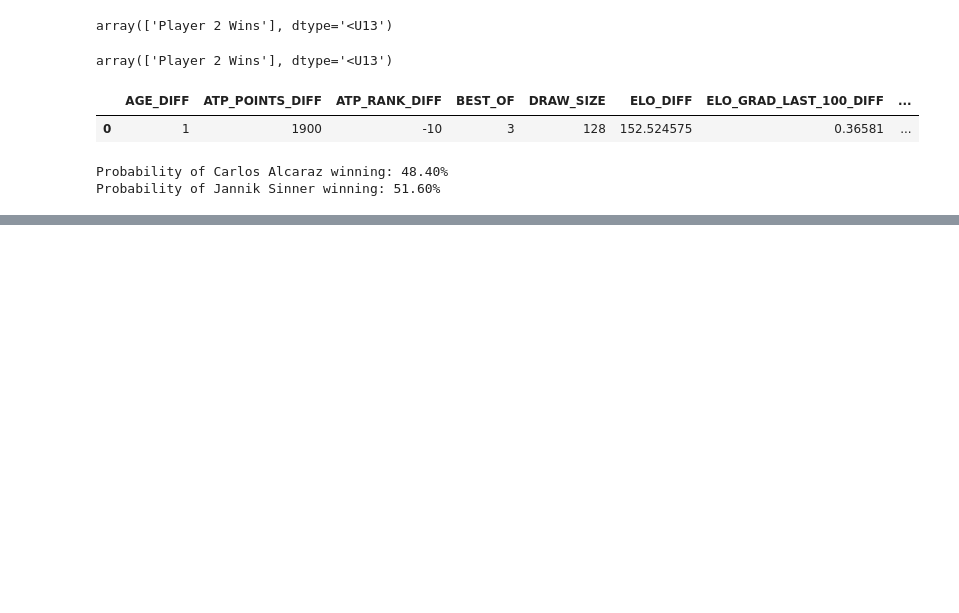
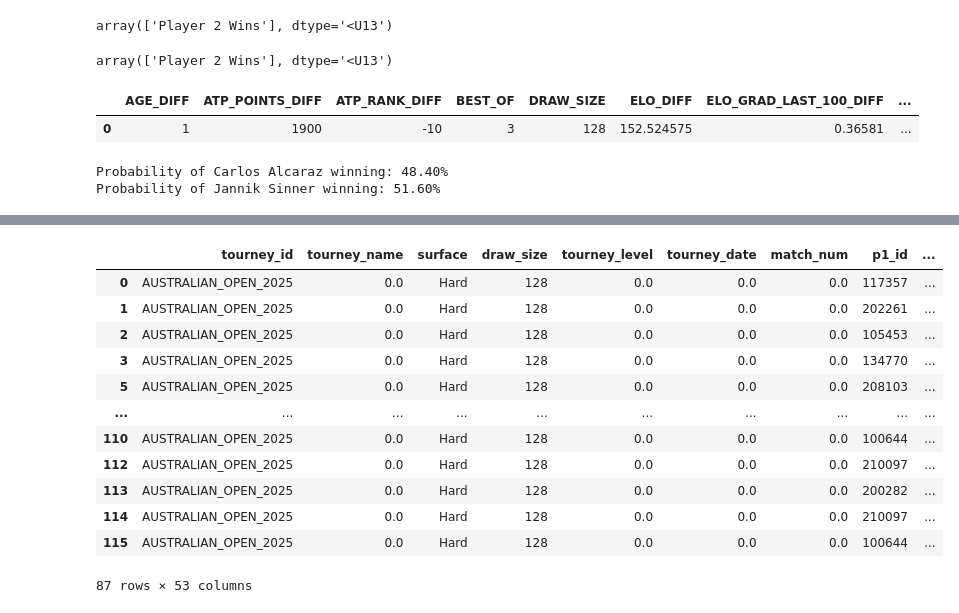
Before and after one commit to iosif-blezu/TennisCenterML, a Jupyter notebook: model/Predict.ipynb, the cells around one changed output, grey strips where cells are left out. Cells and saved outputs as stored; diff of their text form; code cells hidden in the pictures; blank space fills up the shorter version.

```diff
--- a/model/Predict.ipynb
+++ b/model/Predict.ipynb
@@ -116,0 +329,18 @@ Probability of Jannik Sinner winning: 51.60%
+# %%
+# Correct Results
+aus_open_predict[((aus_open_predict["RESULT"] == 1) & (aus_open_predict["PREDICTION"] == 1))
+                 | ((aus_open_predict["RESULT"] == 0) & (aus_open_predict["PREDICTION"] == 0))]
+# %% [output]
+|  | tourney_id | tourney_name | surface | draw_size | tourney_level | tourney_date | match_num | p1_id | ... |
+| 0 | AUSTRALIAN_OPEN_2025 | 0.0 | Hard | 128 | 0.0 | 0.0 | 0.0 | 117357 | ... |
+| 1 | AUSTRALIAN_OPEN_2025 | 0.0 | Hard | 128 | 0.0 | 0.0 | 0.0 | 202261 | ... |
+| 2 | AUSTRALIAN_OPEN_2025 | 0.0 | Hard | 128 | 0.0 | 0.0 | 0.0 | 105453 | ... |
+| 3 | AUSTRALIAN_OPEN_2025 | 0.0 | Hard | 128 | 0.0 | 0.0 | 0.0 | 134770 | ... |
+| 5 | AUSTRALIAN_OPEN_2025 | 0.0 | Hard | 128 | 0.0 | 0.0 | 0.0 | 208103 | ... |
+| ... | ... | ... | ... | ... | ... | ... | ... | ... | ... |
+| 110 | AUSTRALIAN_OPEN_2025 | 0.0 | Hard | 128 | 0.0 | 0.0 | 0.0 | 100644 | ... |
+| 112 | AUSTRALIAN_OPEN_2025 | 0.0 | Hard | 128 | 0.0 | 0.0 | 0.0 | 210097 | ... |
+| 113 | AUSTRALIAN_OPEN_2025 | 0.0 | Hard | 128 | 0.0 | 0.0 | 0.0 | 200282 | ... |
+| 114 | AUSTRALIAN_OPEN_2025 | 0.0 | Hard | 128 | 0.0 | 0.0 | 0.0 | 210097 | ... |
+| 115 | AUSTRALIAN_OPEN_2025 | 0.0 | Hard | 128 | 0.0 | 0.0 | 0.0 | 100644 | ... |
+87 rows × 53 columns
```
Also changed, not shown: parts of 10 cells of this notebook, 18 other files.
